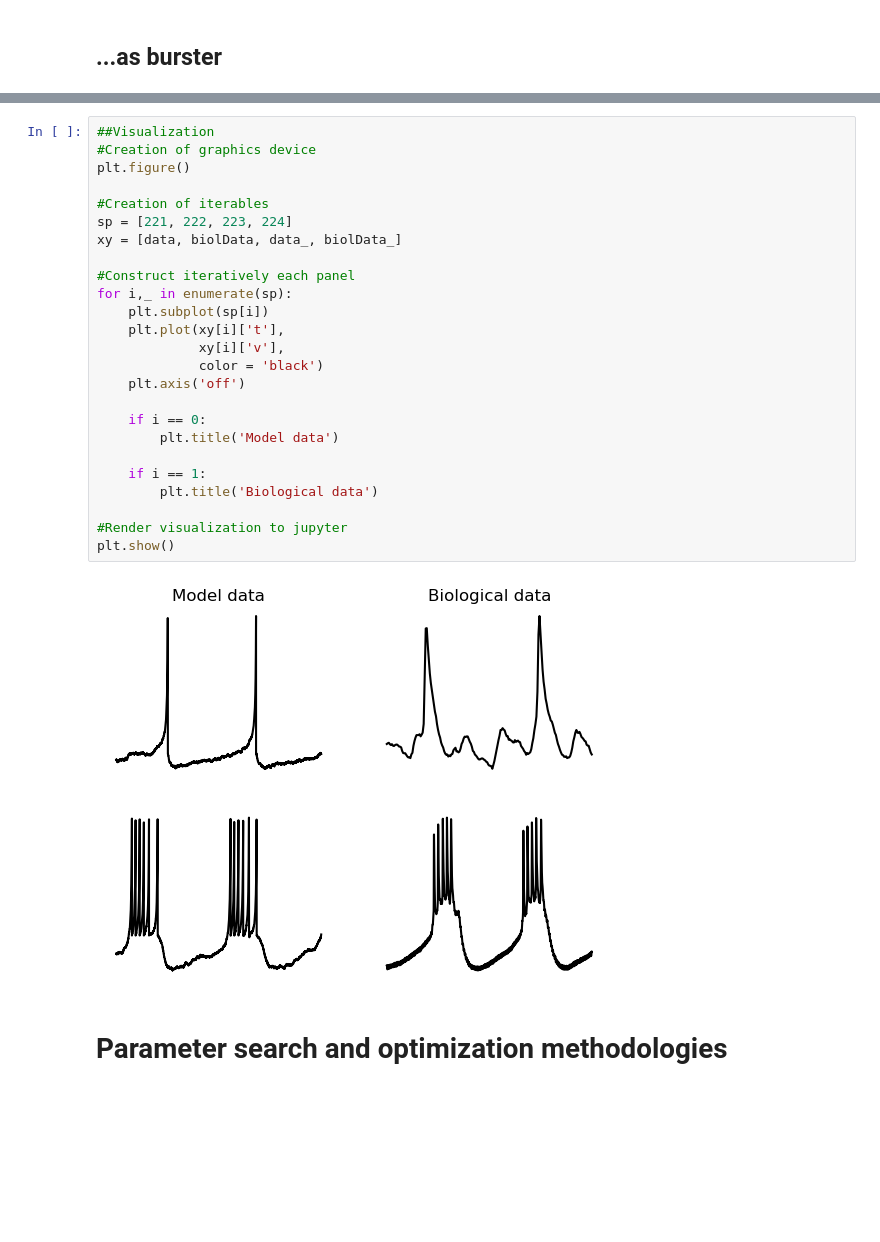
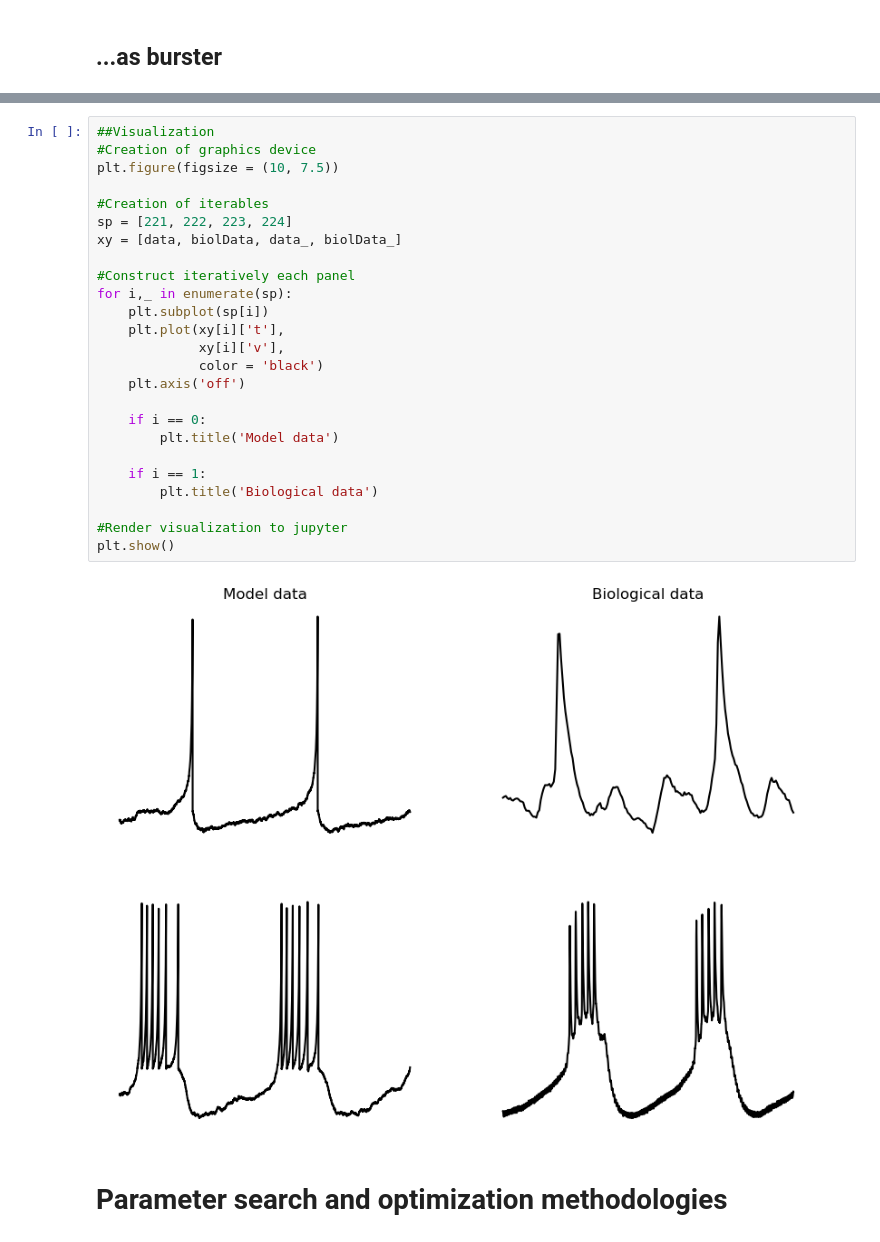
Before and after one commit to ryEllison/specialTopicsInNeuro, a Jupyter notebook: material/week2/solutionsNotebook.ipynb, the cells around one changed output, grey strips where cells are left out. Saved outputs shown, nothing was run; the diff lists cells and outputs as text; blank space fills up the shorter version.

```diff
--- a/material/week2/solutionsNotebook.ipynb
+++ b/material/week2/solutionsNotebook.ipynb
@@ -851,30 +851,30 @@ data_.head()
 # %%
 ##Visualization
 #Creation of graphics device
-plt.figure()
+plt.figure(figsize = (10, 7.5))
 
 #Creation of iterables
 sp = [221, 222, 223, 224]
 xy = [data, biolData, data_, biolData_]
 
 #Construct iteratively each panel
 for i,_ in enumerate(sp):
     plt.subplot(sp[i])
     plt.plot(xy[i]['t'],
              xy[i]['v'],
              color = 'black')
     plt.axis('off')
 
     if i == 0:
         plt.title('Model data')
 
     if i == 1:
         plt.title('Biological data')
 
 #Render visualization to jupyter
 plt.show()
 # %% [output]
-[figure, old version]
+[figure, new version]
 # %% [markdown]
 # Parameter search and optimization methodologies
 # %% [markdown]
```
Also changed, not shown: parts of 13 cells of this notebook, 1 other file.
